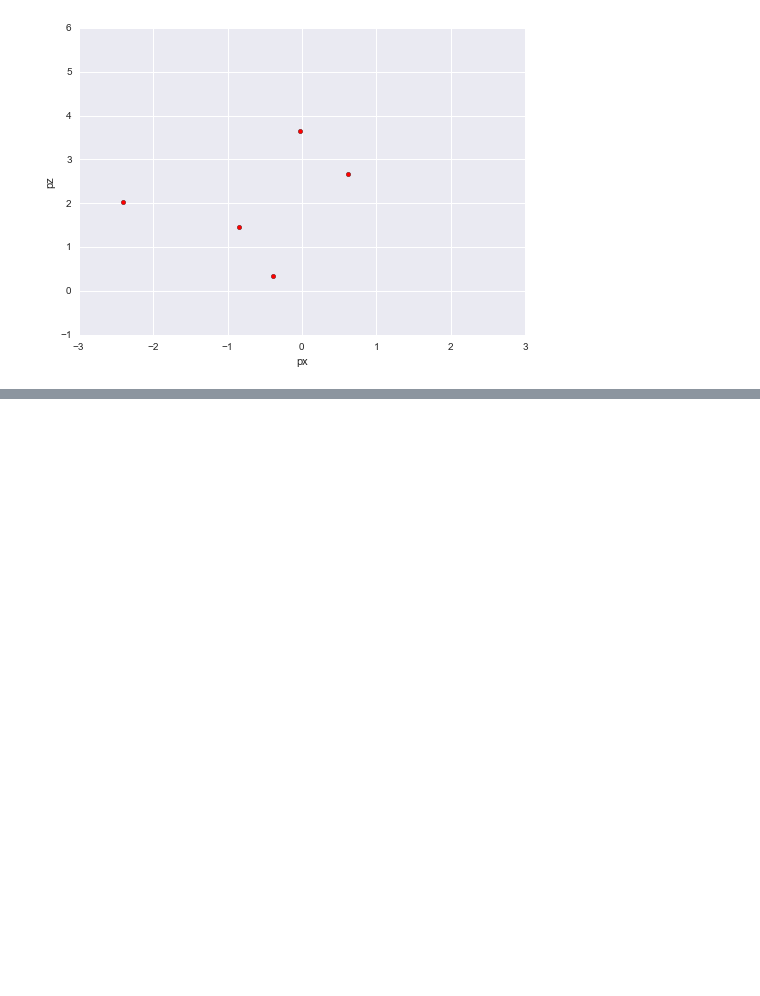
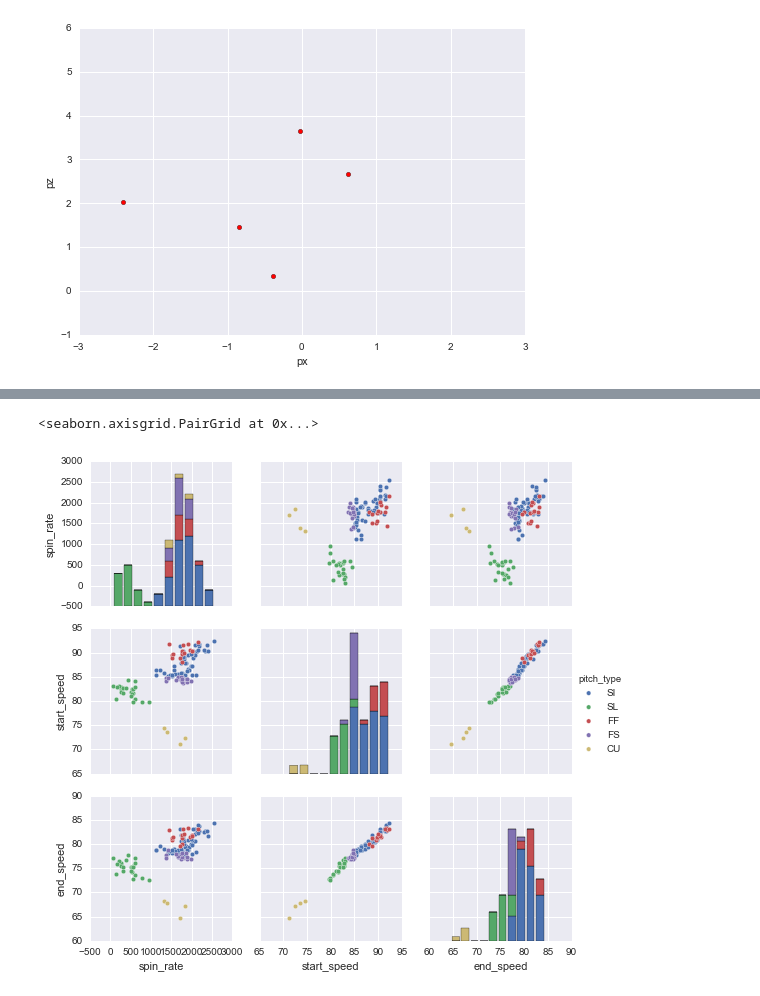
Before and after one commit to Shinichi-Nakagawa/pitchfx_example_python, a Jupyter notebook: pitchpx_hisashi_iwakuma.ipynb, the cells around one changed output, grey strips where cells are left out. Cells and saved outputs as stored; diff of their text form; code cells hidden in the pictures; blank space fills up the shorter version.

```diff
--- a/pitchpx_hisashi_iwakuma.ipynb
+++ b/pitchpx_hisashi_iwakuma.ipynb
@@ -106,0 +142,5 @@ ax = iwakuma_vs_davis_c_7.plot(kind='scatter', x='px', y='pz', color='Red', xlim
+# %%
+sns.pairplot(iwakuma[['spin_rate', 'start_speed', 'end_speed', 'pitch_type']], hue="pitch_type")
+# %% [output]
+<seaborn.axisgrid.PairGrid at 0x...>
+[figure, added]
```
Also changed, not shown: parts of 10 cells of this notebook, 2 other files.
